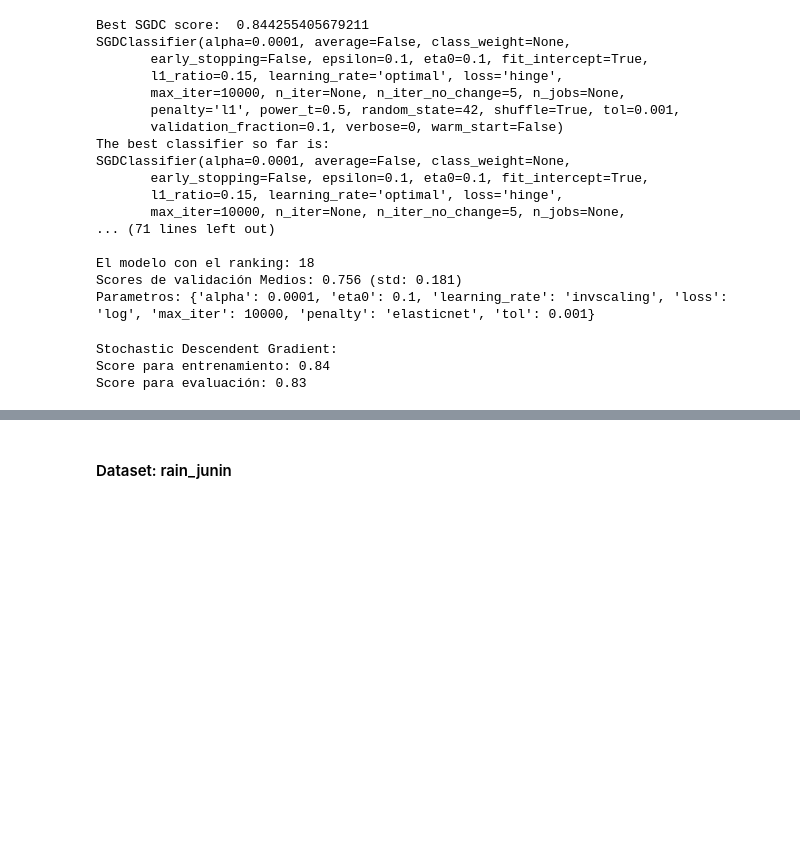
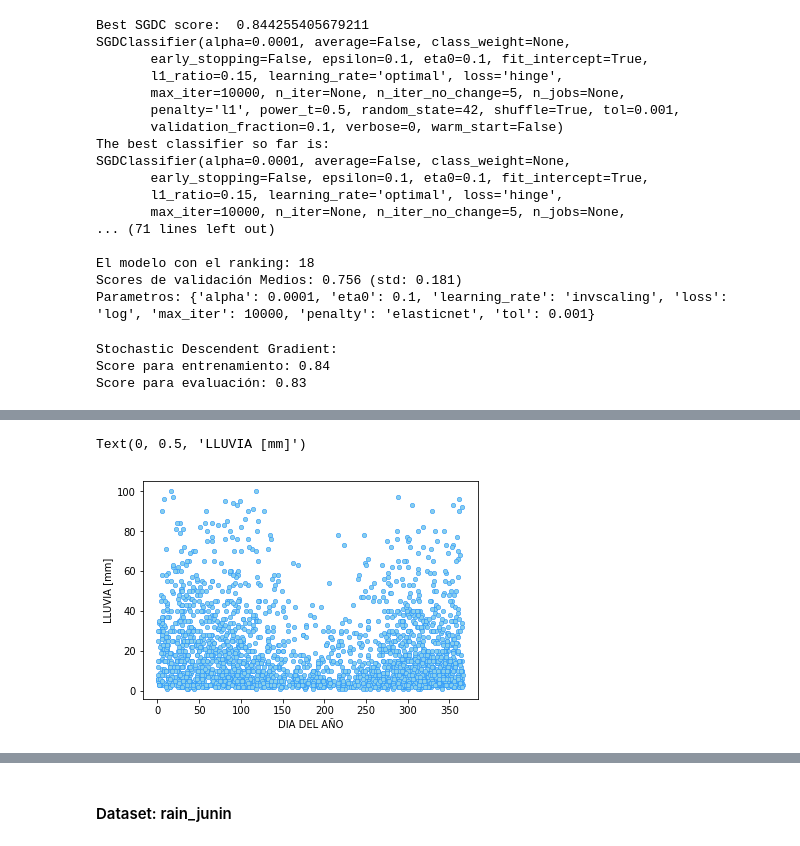
Before and after one commit to jmvd07/cuandoLlueve, a Jupyter notebook: Introducción al aprendizaje supervisado/Cuando Llueve.ipynb, the cells around one changed output, grey strips where cells are left out. Cells and saved outputs as stored; diff of their text form; code cells hidden in the pictures; blank space fills up the shorter version.

```diff
--- a/Introducción al aprendizaje supervisado/Cuando Llueve.ipynb
+++ b/Introducción al aprendizaje supervisado/Cuando Llueve.ipynb
@@ -294,0 +372,27 @@ Score para evaluación: 0.83
+# %%
+rain_nuevo                = rain_t.copy()
+rain_nuevo['dia_año']     = rain_nuevo.index.dayofyear
+rain_nuevo['temporada']   = np.where(rain_nuevo.mes.isin(meses_secos),0,1)
+rain_nuevo['mes_str']     = rain_nuevo.index.month_name()
+rain_nuevo['lluvia']      = np.where(rain_t.rain!=0,1,0)
+rangos = [-1,0,2,15,
+          30,60,np.inf]
+clases = ['nada',
+          'debil',
+          'moderada',
+          'fuerte',
+          'muy fuerte',
+          'torrencial']
+rain_nuevo['lluvia_clase'] = pd.cut(rain_nuevo['rain'],rangos,labels=clases)
+# %%
+lim_sup=100
+plt.scatter(rain_nuevo[(rain_nuevo.rain>0)&(rain_nuevo.rain<=lim_sup)].dia_año,
+            rain_nuevo[(rain_nuevo.rain>0)&(rain_nuevo.rain<=lim_sup)].rain,
+            s=20,
+            color=mis_colores[1],
+            edgecolors=mis_colores[3],lw=0.5)
+plt.xlabel('DIA DEL AÑO')
+plt.ylabel('LLUVIA [mm]')
+# %% [output]
+Text(0, 0.5, 'LLUVIA [mm]')
+[figure, added]
```
Also changed, not shown: parts of 36 cells of this notebook, 1 other file.
